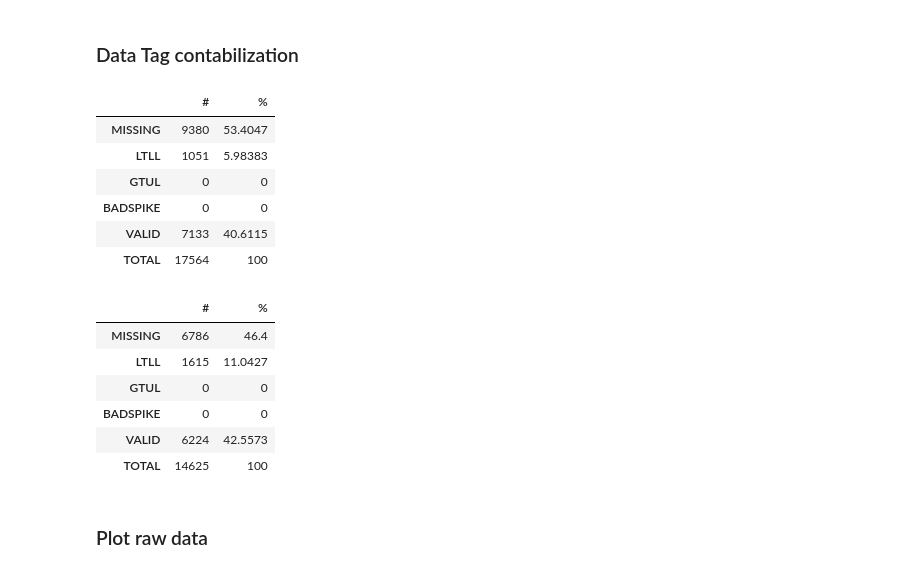
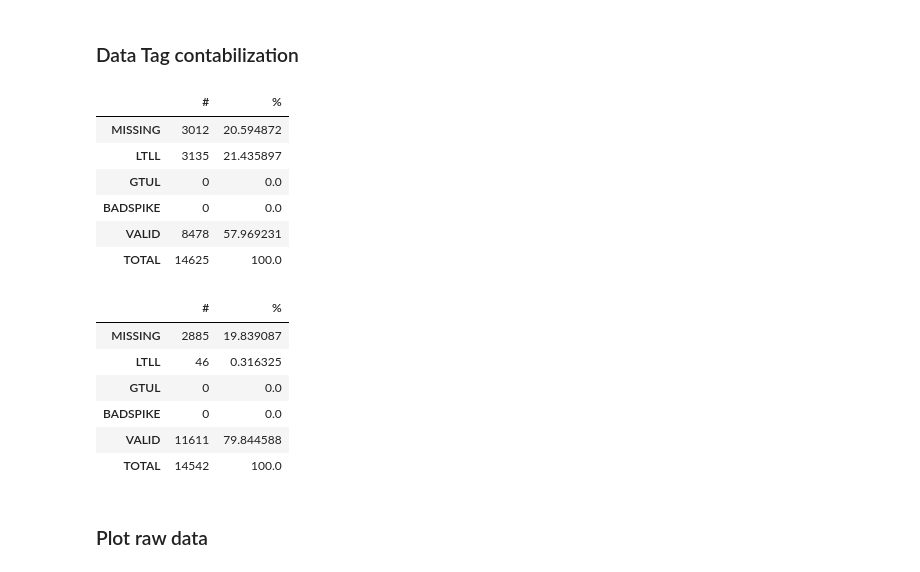
Before and after one commit to campofernando/lcqar-low-cost-monit-proc, a Jupyter notebook: field-data-treatment-Diamante_O3.ipynb, the cells around one changed output. Saved outputs shown, nothing was run; the diff lists cells and outputs as text; code cells hidden in the pictures.

Commit message:
Update O3 notebook for working with data from micro SD

```diff
--- a/field-data-treatment-Diamante_O3.ipynb
+++ b/field-data-treatment-Diamante_O3.ipynb
@@ -232,27 +116,29 @@ alpha_o32_conc_data.sensor_dataframe.head()
 # %% [markdown]
 ### Data Tag contabilization
 # %%
-data_contabilization = count_tags(['MISSING','LTLL', 'GTUL', 'BADSPIKE', 'VALID'], alpha_o31_conc_data.sensor_dataframe)
+tags = ['MISSING','LTLL', 'GTUL', 'BADSPIKE', 'VALID']
+data_contabilization = sensor_analysis.count_tags(tags, alpha_o31_conc_data.sensor_dataframe)
 data_contabilization
 # %% [output]
 |  | # | % |
-| MISSING | 9380 | 53.4047 |
-| LTLL | 1051 | 5.98383 |
-| GTUL | 0 | 0 |
-| BADSPIKE | 0 | 0 |
-| VALID | 7133 | 40.6115 |
-| TOTAL | 17564 | 100 |
+| MISSING | 3012 | 20.594872 |
+| LTLL | 3135 | 21.435897 |
+| GTUL | 0 | 0.0 |
+| BADSPIKE | 0 | 0.0 |
+| VALID | 8478 | 57.969231 |
+| TOTAL | 14625 | 100.0 |
 # %%
-data_contabilization = count_tags(['MISSING','LTLL', 'GTUL', 'BADSPIKE', 'VALID'], alpha_o32_conc_data.sensor_dataframe)
+tags = ['MISSING','LTLL', 'GTUL', 'BADSPIKE', 'VALID']
+data_contabilization = sensor_analysis.count_tags(tags, alpha_o32_conc_data.sensor_dataframe)
 data_contabilization
 # %% [output]
 |  | # | % |
-| MISSING | 6786 | 46.4 |
-| LTLL | 1615 | 11.0427 |
-| GTUL | 0 | 0 |
-| BADSPIKE | 0 | 0 |
-| VALID | 6224 | 42.5573 |
-| TOTAL | 14625 | 100 |
+| MISSING | 2885 | 19.839087 |
+| LTLL | 46 | 0.316325 |
+| GTUL | 0 | 0.0 |
+| BADSPIKE | 0 | 0.0 |
+| VALID | 11611 | 79.844588 |
+| TOTAL | 14542 | 100.0 |
 # %% [markdown]
 ### Plot raw data
 # %%
```
Also changed, not shown: parts of 56 cells of this notebook.
